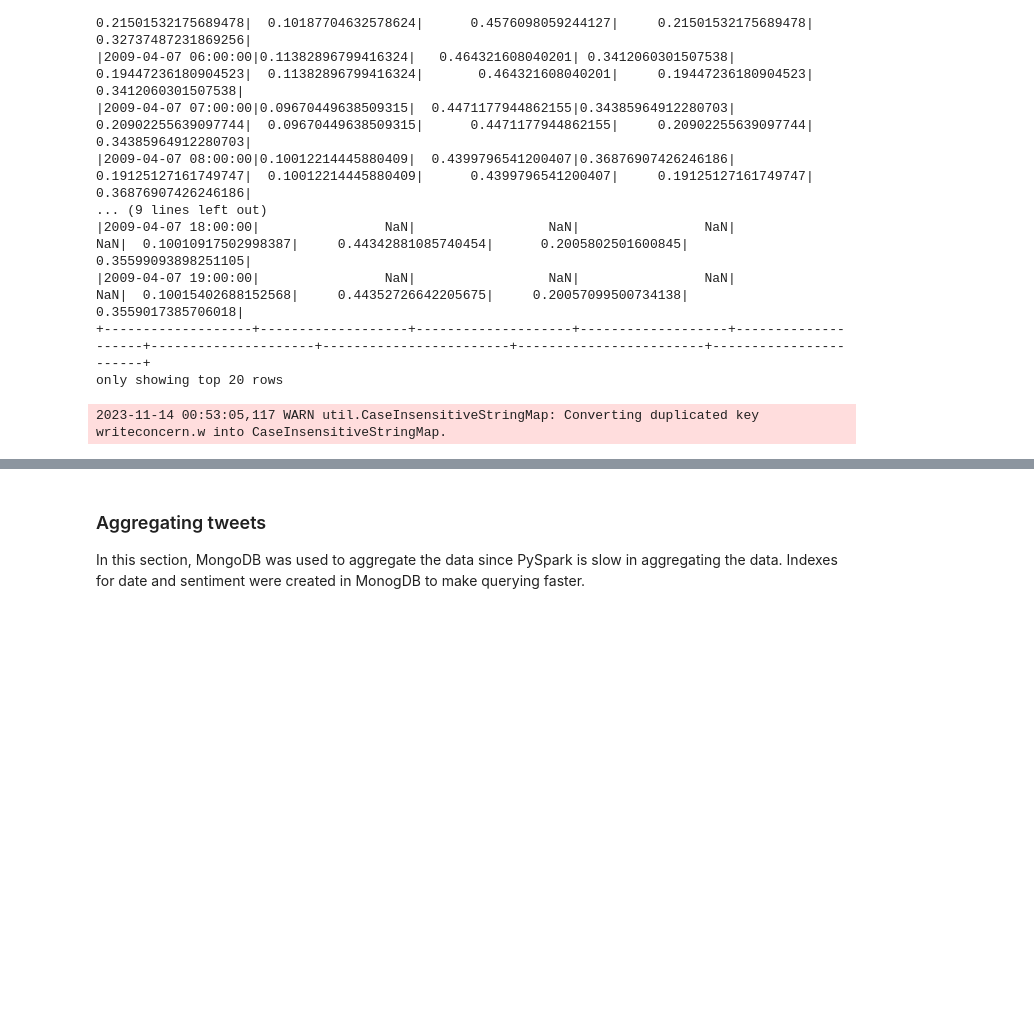
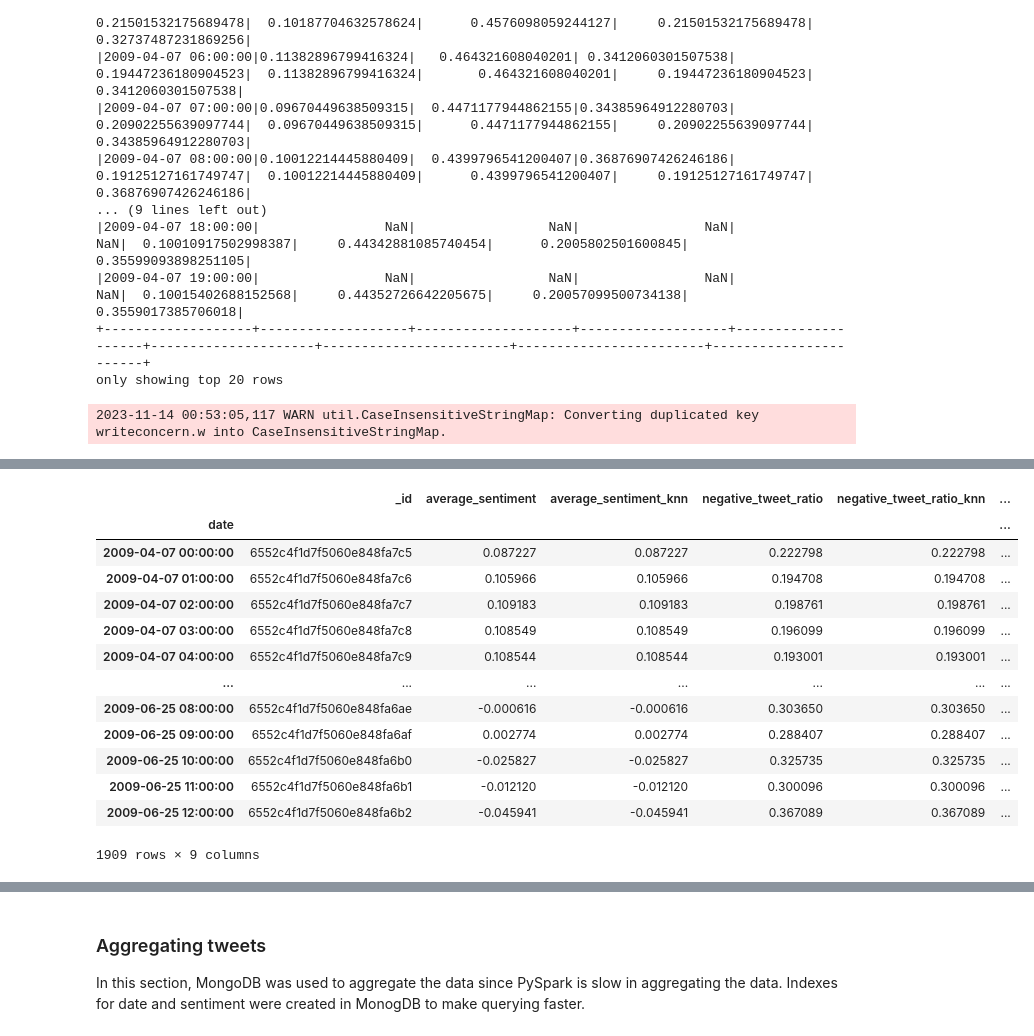
Before and after one commit to kebeneleben/MScDA-Sem2-CA2, a Jupyter notebook: EDA and Data Preparation.ipynb, the cells around one changed output, grey strips where cells are left out. Saved outputs shown, nothing was run; the diff lists cells and outputs as text; code cells hidden in the pictures; blank space fills up the shorter version.

```diff
--- a/EDA and Data Preparation.ipynb
+++ b/EDA and Data Preparation.ipynb
@@ -600,0 +653,17 @@ copySparkDF.write\
+# %%
+hourly.set_index("date")
+# %% [output]
+|  | _id | average_sentiment | average_sentiment_knn | negative_tweet_ratio | negative_tweet_ratio_knn | ... |
+| date |  |  |  |  |  | ... |
+| 2009-04-07 00:00:00 | 6552c4f1d7f5060e848fa7c5 | 0.087227 | 0.087227 | 0.222798 | 0.222798 | ... |
+| 2009-04-07 01:00:00 | 6552c4f1d7f5060e848fa7c6 | 0.105966 | 0.105966 | 0.194708 | 0.194708 | ... |
+| 2009-04-07 02:00:00 | 6552c4f1d7f5060e848fa7c7 | 0.109183 | 0.109183 | 0.198761 | 0.198761 | ... |
+| 2009-04-07 03:00:00 | 6552c4f1d7f5060e848fa7c8 | 0.108549 | 0.108549 | 0.196099 | 0.196099 | ... |
+| 2009-04-07 04:00:00 | 6552c4f1d7f5060e848fa7c9 | 0.108544 | 0.108544 | 0.193001 | 0.193001 | ... |
+| ... | ... | ... | ... | ... | ... | ... |
+| 2009-06-25 08:00:00 | 6552c4f1d7f5060e848fa6ae | -0.000616 | -0.000616 | 0.303650 | 0.303650 | ... |
+| 2009-06-25 09:00:00 | 6552c4f1d7f5060e848fa6af | 0.002774 | 0.002774 | 0.288407 | 0.288407 | ... |
+| 2009-06-25 10:00:00 | 6552c4f1d7f5060e848fa6b0 | -0.025827 | -0.025827 | 0.325735 | 0.325735 | ... |
+| 2009-06-25 11:00:00 | 6552c4f1d7f5060e848fa6b1 | -0.012120 | -0.012120 | 0.300096 | 0.300096 | ... |
+| 2009-06-25 12:00:00 | 6552c4f1d7f5060e848fa6b2 | -0.045941 | -0.045941 | 0.367089 | 0.367089 | ... |
+1909 rows × 9 columns
```
Also changed, not shown: parts of 14 cells of this notebook.
